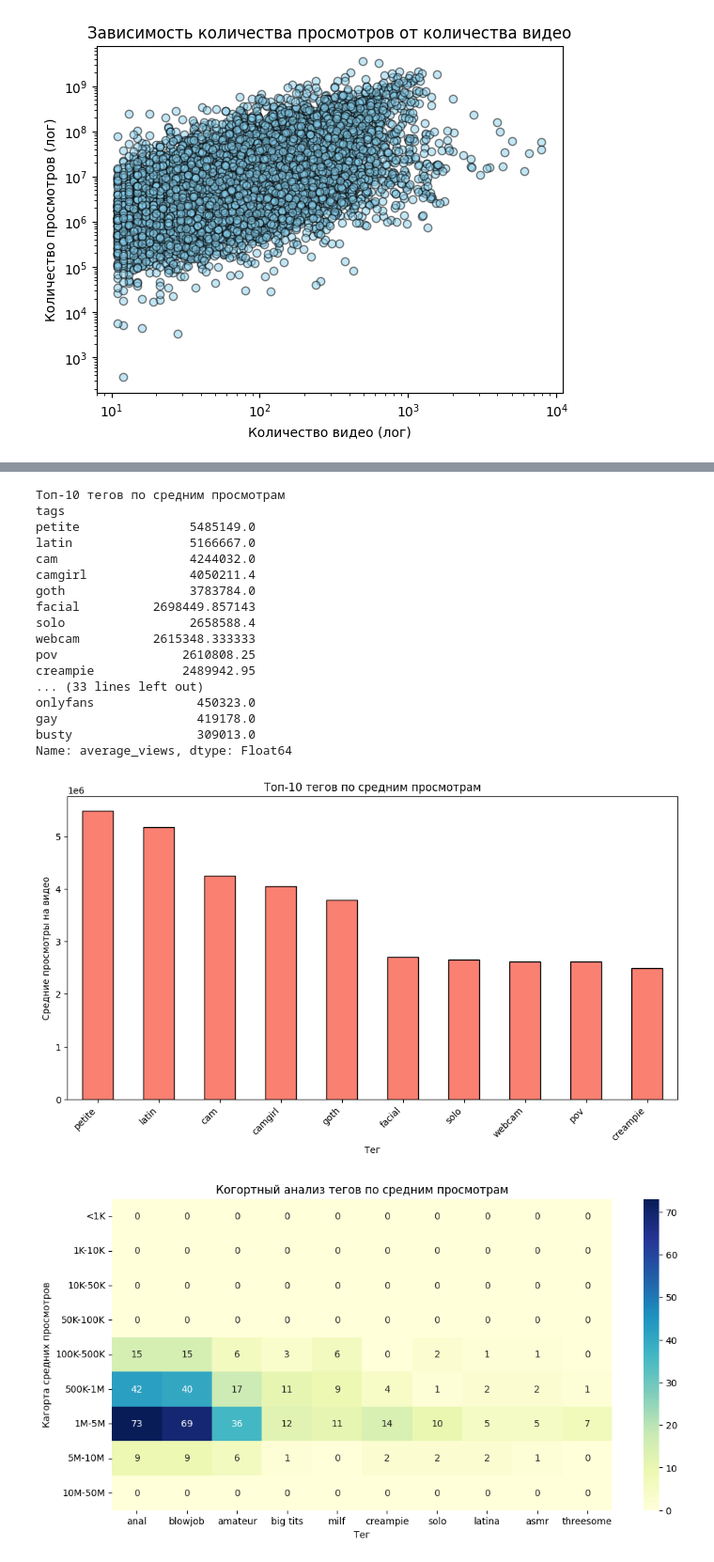
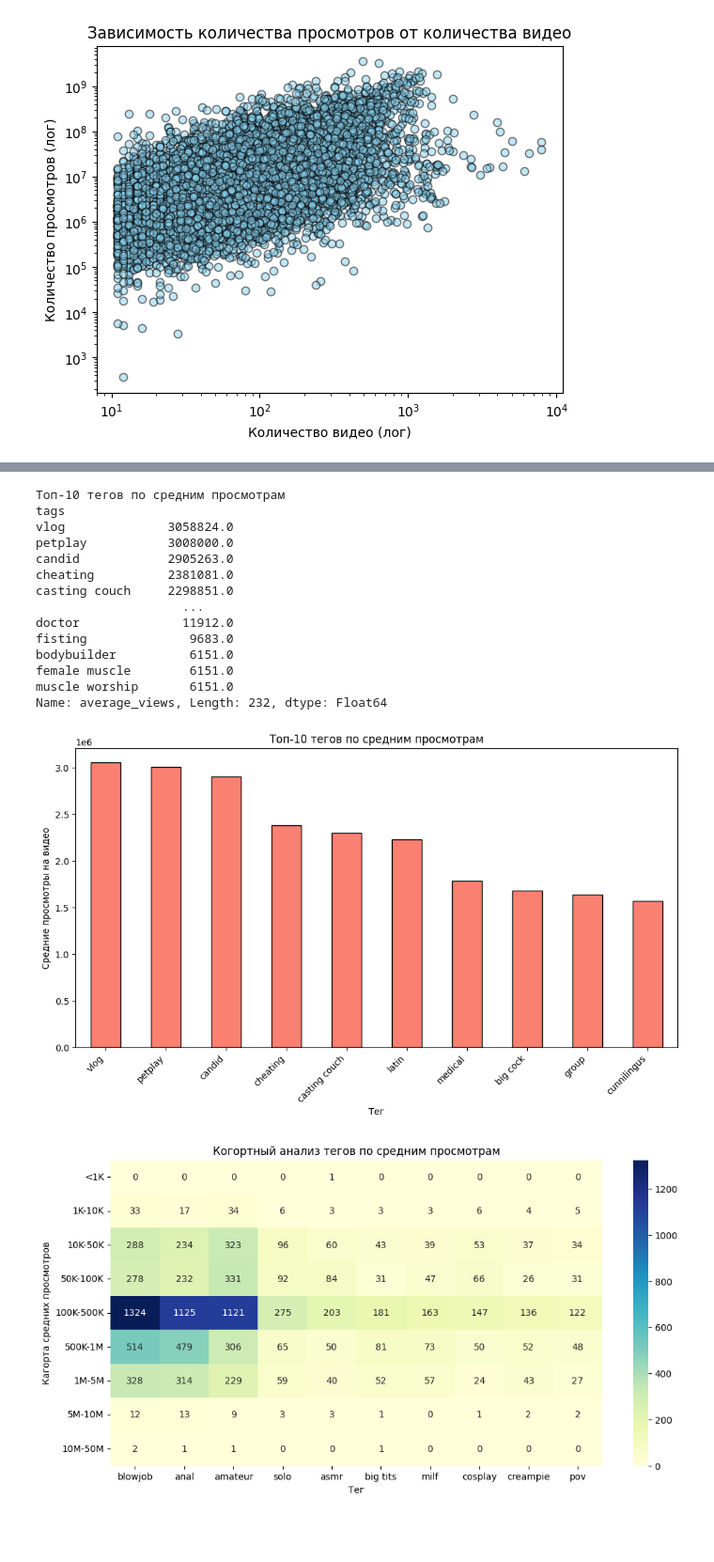
Before and after one commit to Peter-korn/Group-Project-2, a Jupyter notebook: EDA.ipynb, the cells around one changed output, grey strips where cells are left out. Shown at 94% size. Saved outputs shown, nothing was run; the diff lists cells and outputs as text; code cells hidden in the pictures; blank space fills up the shorter version.

```diff
--- a/EDA.ipynb
+++ b/EDA.ipynb
@@ -63,11 +63,11 @@ print(df)
 
 [11283 rows x 15 columns]
 # %%
-# df_tags = pd.read_csv("danzan_girlfriends_with_tags(9).csv")
+df_tags = pd.read_csv("danzan_girlfriends_with_tags(11).csv")
 
-# df = df.merge(df_tags[["names", "tags"]], left_on="name", right_on="names", how="left")
+df = df.merge(df_tags[["names", "tags"]], left_on="name", right_on="names", how="left")
 
-# df.drop(columns=["names"], inplace=True)
+df.drop(columns=["names"], inplace=True)
 
 print(df.head())
 # %% [output]
@@ -89,12 +89,12 @@ print(df.head())
 3            False              4       ['webcam', 'amateur', 'solo']
 4            False              3       ['milf', 'anal', 'threesome']
 # %%
-# def contains_cyrillic(text):
-#     if pd.isna(text):
-#         return False
-#     return bool(re.search('[А-Яа-яЁё]', str(text)))
+def contains_cyrillic(text):
+    if pd.isna(text):
+        return False
+    return bool(re.search('[А-Яа-яЁё]', str(text)))
 
-# df["tags"] = df["tags"].apply(lambda x: np.nan if contains_cyrillic(x) else x)
+df["tags"] = df["tags"].apply(lambda x: np.nan if contains_cyrillic(x) else x)
 
 print(df.head(10))
 # %% [output]
@@ -211,21 +211,21 @@ plt.show()
 # %% [output]
 [figure]
 # %%
-def to_list(x):
-    if isinstance(x, list):
-        return x
-    elif pd.isna(x):
-        return []
-    else:
-        return [str(x)]
+def split_and_strip(lst):
+    result = []
+    for t in lst:
+        if isinstance(t, str):
+            result.extend([s.strip() for s in t.split(",")])
+    return result
 
-df["tags"] = df["tags"].apply(to_list)
+df["tags"] = df["tags"].apply(split_and_strip)
 # %%
-df["tags"] = df["tags"].apply(lambda lst: [str(t).replace("[","").replace("]","").replace("'","").strip() for t in lst])
-
 df_tags_exploded = df.explode("tags")
 
+df_tags_exploded = df_tags_exploded[df_tags_exploded["tags"] != ""]
+
 tag_counts = df_tags_exploded["tags"].value_counts()
+
 print(tag_counts.head(10))
 # %% [output]
 tags
@@ -261,39 +261,38 @@ plt.show()
 # %% [output]
 Топ-10 тегов по средним просмотрам
 tags
-petite               5485149.0
-latin                5166667.0
-cam                  4244032.0
-camgirl              4050211.4
-goth                 3783784.0
-facial          2698449.857143
-solo                 2658588.4
-webcam          2615348.333333
-pov                 2610808.25
-creampie            2489942.95
-... (33 lines left out)
-onlyfans              450323.0
-gay                   419178.0
-busty                 309013.0
-Name: average_views, dtype: Float64
+vlog              3058824.0
+petplay           3008000.0
+candid            2905263.0
+cheating          2381081.0
+casting couch     2298851.0
+                    ...
+doctor              11912.0
+fisting              9683.0
+bodybuilder          6151.0
+female muscle        6151.0
+muscle worship       6151.0
+Name: average_views, Length: 232, dtype: Float64
-[figure, old version]
+[figure, new version]
 # %%
 df_tags = df[df["video_counts"] > 10].copy()
 
 bins = [0, 1_000, 10_000, 50_000, 100_000, 500_000, 1_000_000, 5_000_000, 10_000_000, 50_000_000]
 labels = ["<1K", "1K-10K", "10K-50K", "50K-100K", "100K-500K", "500K-1M", "1M-5M", "5M-10M", "10M-50M"]
 df_tags["views_cohort"] = pd.cut(df_tags["average_views"], bins=bins, labels=labels)
 
 df_exploded = df_tags.explode("tags")
+
+df_exploded = df_exploded[df_exploded["tags"] != ""]
 
 cohort_tag_counts = df_exploded.groupby(["views_cohort", "tags"]).size().unstack(fill_value=0)
 
 top_tags_overall = df_exploded["tags"].value_counts().head(10).index
 plt.figure(figsize=(12,6))
 sns.heatmap(cohort_tag_counts[top_tags_overall], annot=True, fmt="d", cmap="YlGnBu")
 plt.title("Когортный анализ тегов по средним просмотрам")
 plt.ylabel("Кагорта средних просмотров")
 plt.xlabel("Тег")
 plt.show()
 # %% [output]
-[figure, old version]
+[figure, new version]
```
Also changed, not shown: parts of 5 cells of this notebook, 6 other files.
